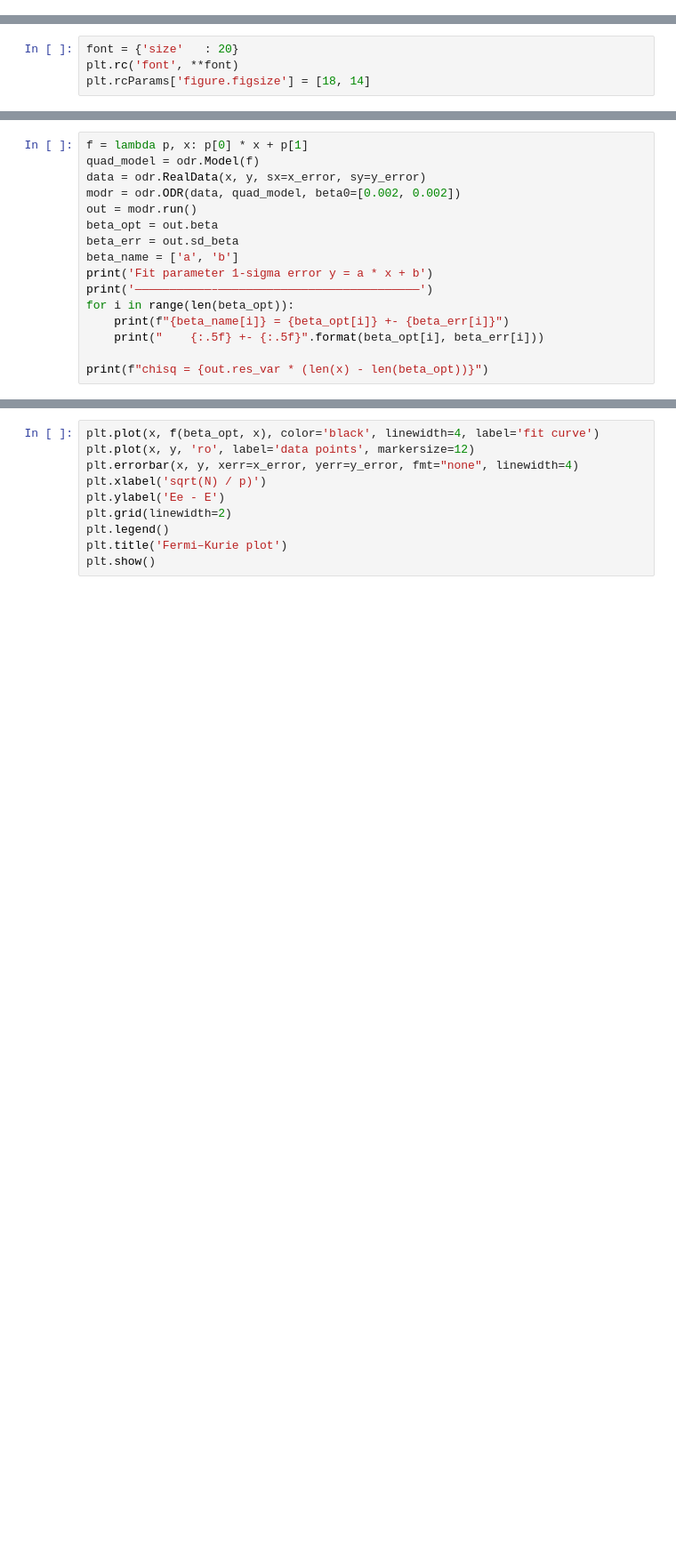
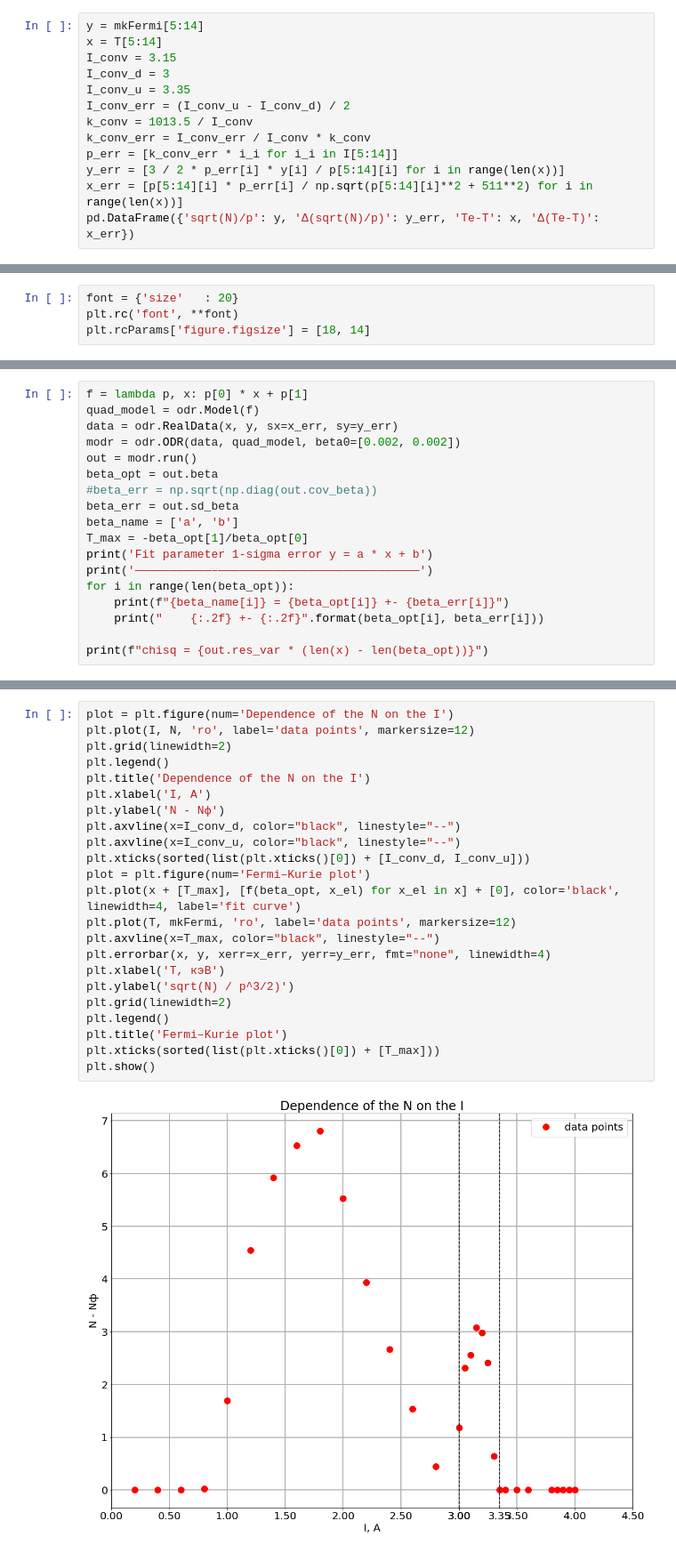
Before and after one commit to exucutional/quant_phys_lab, a Jupyter notebook: 4.2/beta_decay.ipynb, the cells around one changed output, grey strips where cells are left out. Shown at 89% size. Saved outputs shown, nothing was run; the diff lists cells and outputs as text; blank space fills up the shorter version.

```diff
--- a/4.2/beta_decay.ipynb
+++ b/4.2/beta_decay.ipynb
@@ -22,0 +45,13 @@ pd.DataFrame({'sqrt(N)/p': x, 'Δ(sqrt(N)/p)': x_err, 'Ee-E': y, 'Δ(Ee-E)': y_e
+# %%
+y = mkFermi[5:14]
+x = T[5:14]
+I_conv = 3.15
+I_conv_d = 3
+I_conv_u = 3.35
+I_conv_err = (I_conv_u - I_conv_d) / 2
+k_conv = 1013.5 / I_conv
+k_conv_err = I_conv_err / I_conv * k_conv
+p_err = [k_conv_err * i_i for i_i in I[5:14]]
+y_err = [3 / 2 * p_err[i] * y[i] / p[5:14][i] for i in range(len(x))]
+x_err = [p[5:14][i] * p_err[i] / np.sqrt(p[5:14][i]**2 + 511**2) for i in range(len(x))]
+pd.DataFrame({'sqrt(N)/p': y, 'Δ(sqrt(N)/p)': y_err, 'Te-T': x, 'Δ(Te-T)': x_err})
@@ -29,16 +75,18 @@ $$\frac{\sqrt{N(p)}}{p} \approx E_e - E$$
 # %%
 f = lambda p, x: p[0] * x + p[1]
 quad_model = odr.Model(f)
-data = odr.RealData(x, y, sx=x_error, sy=y_error)
+data = odr.RealData(x, y, sx=x_err, sy=y_err)
 modr = odr.ODR(data, quad_model, beta0=[0.002, 0.002])
 out = modr.run()
 beta_opt = out.beta
+#beta_err = np.sqrt(np.diag(out.cov_beta))
 beta_err = out.sd_beta
 beta_name = ['a', 'b']
+T_max = -beta_opt[1]/beta_opt[0]
 print('Fit parameter 1-sigma error y = a * x + b')
 print('———————————–—————————————————————————————')
 for i in range(len(beta_opt)):
     print(f"{beta_name[i]} = {beta_opt[i]} +- {beta_err[i]}")
-    print("    {:.5f} +- {:.5f}".format(beta_opt[i], beta_err[i]))
+    print("    {:.2f} +- {:.2f}".format(beta_opt[i], beta_err[i]))
 
 print(f"chisq = {out.res_var * (len(x) - len(beta_opt))}")
@@ -45,10 +101,25 @@ print(f"chisq = {out.res_var * (len(x) - len(beta_opt))}")
 # %%
-plt.plot(x, f(beta_opt, x), color='black', linewidth=4, label='fit curve')
-plt.plot(x, y, 'ro', label='data points', markersize=12)
-plt.errorbar(x, y, xerr=x_error, yerr=y_error, fmt="none", linewidth=4)
-plt.xlabel('sqrt(N) / p)')
-plt.ylabel('Ee - E')
+plot = plt.figure(num='Dependence of the N on the I')
+plt.plot(I, N, 'ro', label='data points', markersize=12)
+plt.grid(linewidth=2)
+plt.legend()
+plt.title('Dependence of the N on the I')
+plt.xlabel('I, A')
+plt.ylabel('N - Nф')
+plt.axvline(x=I_conv_d, color="black", linestyle="--")
+plt.axvline(x=I_conv_u, color="black", linestyle="--")
+plt.xticks(sorted(list(plt.xticks()[0]) + [I_conv_d, I_conv_u]))
+plot = plt.figure(num='Fermi–Kurie plot')
+plt.plot(x + [T_max], [f(beta_opt, x_el) for x_el in x] + [0], color='black', linewidth=4, label='fit curve')
+plt.plot(T, mkFermi, 'ro', label='data points', markersize=12)
+plt.axvline(x=T_max, color="black", linestyle="--")
+plt.errorbar(x, y, xerr=x_err, yerr=y_err, fmt="none", linewidth=4)
+plt.xlabel('T, кэВ')
+plt.ylabel('sqrt(N) / p^3/2)')
 plt.grid(linewidth=2)
 plt.legend()
 plt.title('Fermi–Kurie plot')
+plt.xticks(sorted(list(plt.xticks()[0]) + [T_max]))
 plt.show()
+# %% [output]
+[figure, added]
```
Also changed, not shown: parts of 8 cells of this notebook, 1 other file.
